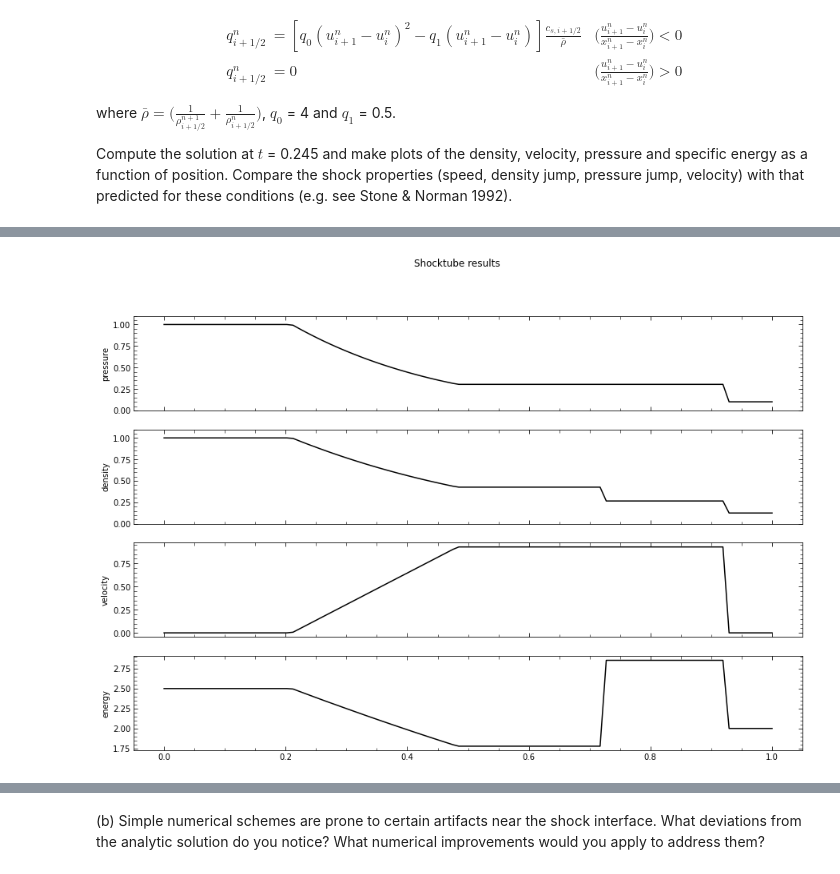
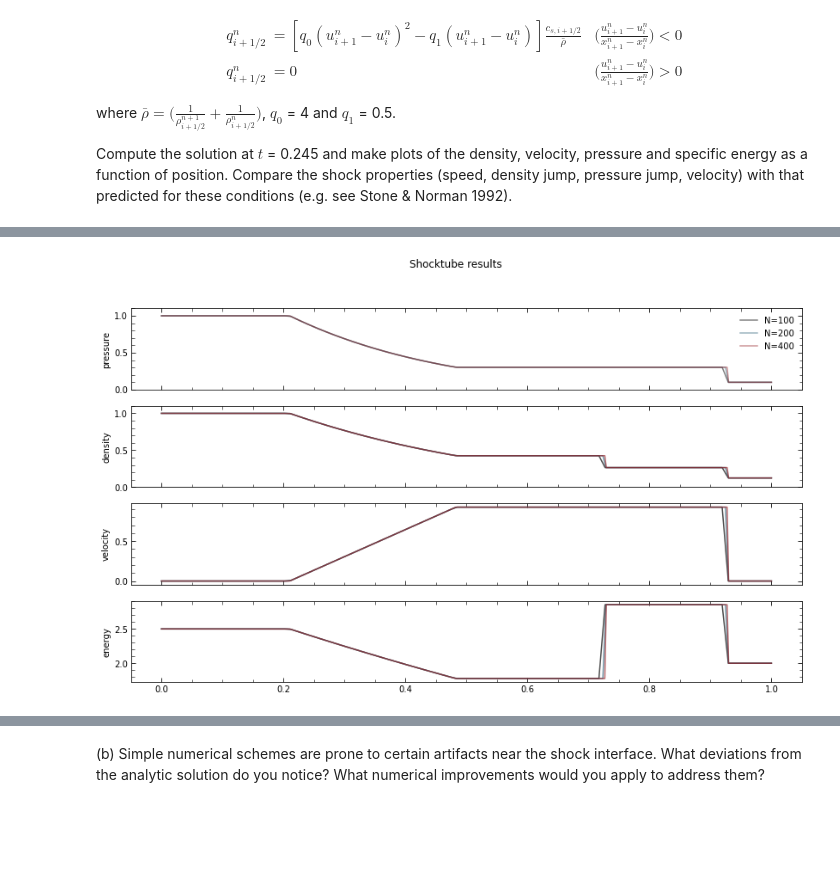
Before and after one commit to kchworowsky/AST381, a Jupyter notebook: PS2v2.ipynb, the cells around one changed output, grey strips where cells are left out. Cells and saved outputs as stored; diff of their text form; code cells hidden in the pictures; blank space fills up the shorter version.

```diff
--- a/PS2v2.ipynb
+++ b/PS2v2.ipynb
@@ -234,45 +217,59 @@ plt.ylim(0, 1.1)
 [figure]
 # %%
 """
-Comparisons to numerical solutions
+Looking at another numerical code
 """
 gamma = 1.4
 dustFrac = 0.0
 npts = 100
 t = 0.245
 left_state = (1,1,0)
 right_state = (0.1, 0.125, 0.)
 
 # left_state and right_state set pressure, density and u (velocity)
 # geometry sets left boundary on 0., right boundary on 1 and initial
 # position of the shock xi on 0.5
 # t is the time evolution for which positions and states in tube should be
 # calculated
 # gamma denotes specific heat
 # note that gamma and npts are default parameters (1.4 and 500) in solve
 # function
 positions, regions, values = sodshock.solve(left_state=left_state, \
     right_state=right_state, geometry=(0., 1., 0.5), t=t,
-    gamma=gamma, npts=npts, dustFrac=dustFrac)
+    gamma=gamma, npts=100, dustFrac=dustFrac)
+positions2, regions2, values2 = sodshock.solve(left_state=left_state, \
+    right_state=right_state, geometry=(0., 1., 0.5), t=t,
+    gamma=gamma, npts=200, dustFrac=dustFrac)
+positions3, regions3, values3 = sodshock.solve(left_state=left_state, \
+    right_state=right_state, geometry=(0., 1., 0.5), t=t,
+    gamma=gamma, npts=400, dustFrac=dustFrac)
+# Finally, let's plot the solutions
+f, axarr = plt.subplots(len(values)-2, sharex=True,figsize=(14,8))
 
-# Finally, let's plot the solutions
-f, axarr = plt.subplots(len(values)-2, sharex=True,figsize=(15,10))
-
-axarr[0].plot(values['x'], values['p'], linewidth=1.5, color='k')
+axarr[0].plot(values['x'], values['p'], linewidth=1.5, color='k', label='N=100', alpha=0.5)
+axarr[0].plot(values2['x'], values2['p'], linewidth=1.5, color="#34657C", label='N=200', alpha=0.5)
+axarr[0].plot(values3['x'], values3['p'], linewidth=1.5, color='#98282E', label='N=400', alpha=0.5)
 axarr[0].set_ylabel('pressure')
 axarr[0].set_ylim(0, 1.1)
+axarr[0].legend()
 
-axarr[1].plot(values['x'], values['rho'], linewidth=1.5, color='k')
+axarr[1].plot(values['x'], values['rho'], linewidth=1.5, color='k', alpha=0.7)
+axarr[1].plot(values2['x'], values2['rho'], linewidth=1.5, color="#34657C", alpha=0.7)
+axarr[1].plot(values3['x'], values3['rho'], linewidth=1.5, color='#98282E', alpha=0.7)
 axarr[1].set_ylabel('density')
 axarr[1].set_ylim(0, 1.1)
 
-axarr[2].plot(values['x'], values['u'], linewidth=1.5, color='k')
+axarr[2].plot(values['x'], values['u'], linewidth=1.5, color='k', alpha=0.7)
+axarr[2].plot(values2['x'], values2['u'], linewidth=1.5, color="#34657C", alpha=0.7)
+axarr[2].plot(values3['x'], values3['u'], linewidth=1.5, color='#98282E', alpha=0.7)
 axarr[2].set_ylabel('velocity')
 
-axarr[3].plot(values['x'], values['energy'], linewidth=1.5, color='k')
+axarr[3].plot(values['x'], values['energy'], linewidth=1.5, color='k', alpha=0.7)
+axarr[3].plot(values2['x'], values2['energy'], linewidth=1.5, color="#34657C", alpha=0.7)
+axarr[3].plot(values3['x'], values3['energy'], linewidth=1.5, color='#98282E', alpha=0.7)
 axarr[3].set_ylabel('energy')
 
 plt.suptitle('Shocktube results')
 plt.show()
 # %% [output]
-[figure, old version]
+[figure, new version]
```
Also changed, not shown: parts of 5 cells of this notebook.
